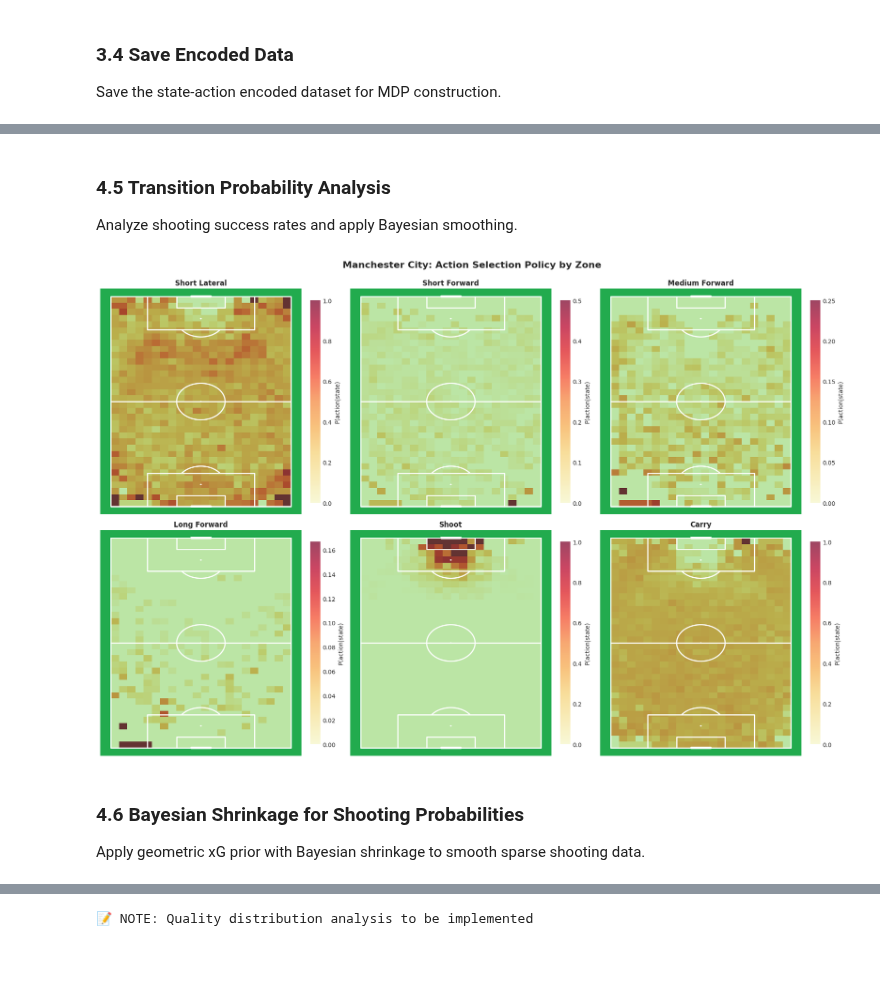
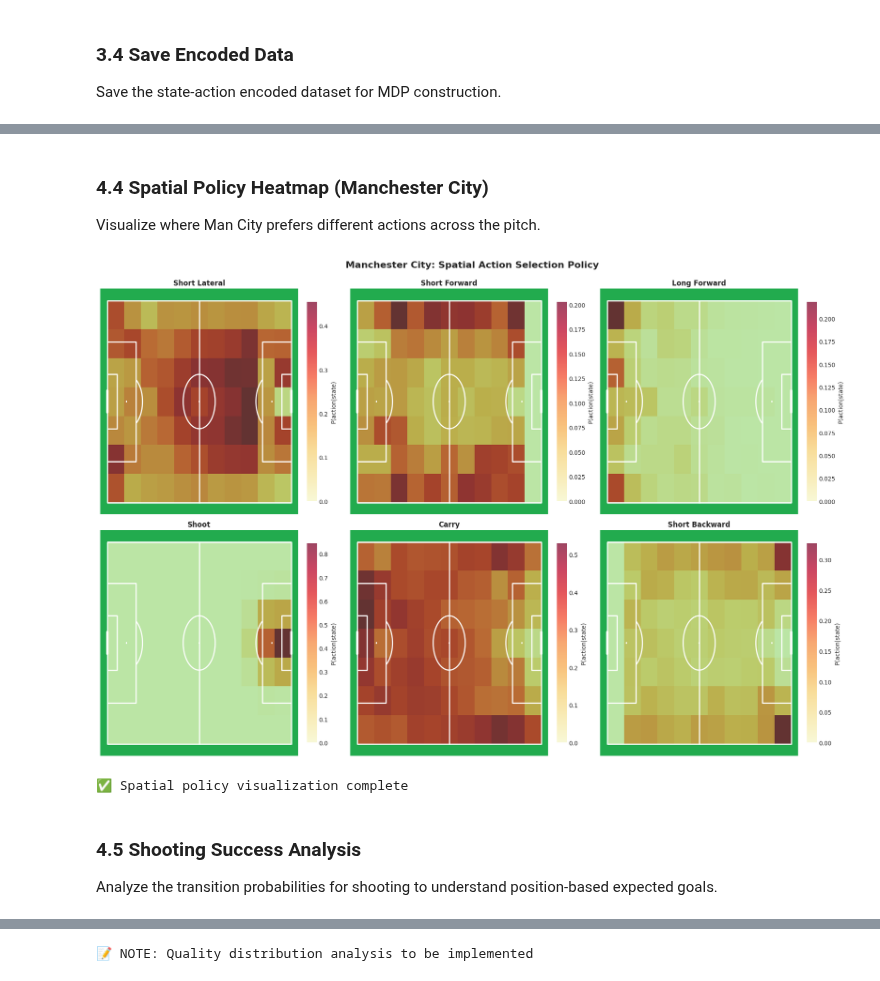
Before and after one commit to MartimRego/pass-decisions, a Jupyter notebook: Project/pass_decision_analysis.ipynb, the cells around one changed output, grey strips where cells are left out. Drawn from its saved outputs; the diff is of its cells as text; code cells hidden in the pictures.

```diff
--- a/Project/pass_decision_analysis.ipynb
+++ b/Project/pass_decision_analysis.ipynb
@@ -1853,58 +1673,68 @@ Nottingham:
-# %% [markdown]
-### 4.5 Transition Probability Analysis
-
-Analyze shooting success rates and apply Bayesian smoothing.
+# %% [markdown]
+### 4.4 Spatial Policy Heatmap (Manchester City)
+
+Visualize where Man City prefers different actions across the pitch.
 # %%
-from mplsoccer import VerticalPitch
+# Visualize Manchester City's spatial action preferences
+# Show heatmaps for the 6 most interesting actions
 
-# Create figure with subplots for different action types
 fig, axes = plt.subplots(2, 3, figsize=(18, 12))
 axes = axes.flatten()
 
-# Select 6 most interesting actions to visualize
-actions_to_plot = [1, 2, 5, 7, 8, 9]  # short_lateral, short_forward, medium_forward, long_forward, shoot, carry
+# Select 6 key actions to visualize
+actions_to_plot = [
+    1,  # short_lateral
+    2,  # short_forward
+    5,  # long_forward
+    6,  # shoot
+    7,  # carry
+    0   # short_backward
+]
 
 for idx, action_id in enumerate(actions_to_plot):
     ax = axes[idx]
-    pitch = VerticalPitch(pitch_type='custom', pitch_length=105, pitch_width=68,
-                         pitch_color='#22ab4e', line_color='white', linewidth=2)
+    pitch = Pitch(pitch_type='custom', pitch_length=105, pitch_width=68,
+                 pitch_color='#22ab4e', line_color='white', linewidth=2)
     pitch.draw(ax=ax)
 
     # Get policy for this action across all states
     policy_action = pi_city[:, action_id]
 
-    # Reshape to grid for visualization on VerticalPitch
-    # VerticalPitch: x-axis = width (68m), y-axis = length (105m)
-    # Grid stores: row = width position, col = length position
-    # So we need to swap: grid[col, row] to map length to y-axis, width to x-axis
-    policy_grid = np.zeros((grid.n_cols, grid.n_rows))  # Shape: (34, 22) for vertical display
+    # Reshape to grid (7 rows × 11 cols)
+    policy_grid = np.zeros((grid.n_rows, grid.n_cols))
     for state in range(grid.n_states):
-        row = state // grid.n_cols  # Width position (0-21)
-        col = state % grid.n_cols   # Length position (0-33)
-        policy_grid[col, row] = policy_action[state]  # Swap: col→y-axis (length), row→x-axis (width)
+        # Decode state to grid coordinates
+        # State encoding: row * n_cols + col
+        col = state % grid.n_cols
+        row = state // grid.n_cols
+        policy_grid[row, col] = policy_action[state]
 
-    # Plot heatmap on vertical pitch (width on x-axis, length on y-axis)
-    extent = [0, 68, 0, 105]
-    im = ax.imshow(policy_grid, extent=extent, origin='lower', cmap='YlOrRd',
-                   alpha=0.7, aspect='auto', vmin=0, vmax=policy_action.max())
+    # Plot heatmap on pitch (flip vertically for correct orientation)
+    extent = [0, 105, 0, 68]
+    im = ax.imshow(np.flipud(policy_grid), extent=extent, origin='lower',
+                   cmap='YlOrRd', alpha=0.7, aspect='auto',
+                   vmin=0, vmax=policy_action.max())
 
     # Add colorbar
     cbar = plt.colorbar(im, ax=ax, fraction=0.046, pad=0.04)
     cbar.set_label('P(action|state)', fontsize=10)
 
     # Title
     action_name = sa.ACTION_NAMES[action_id].replace('_', ' ').title()
     ax.set_title(f'{action_name}', fontsize=12, fontweight='bold')
 
-plt.suptitle('Manchester City: Action Selection Policy by Zone',
+plt.suptitle('Manchester City: Spatial Action Selection Policy',
              fontsize=16, fontweight='bold', y=0.995)
 plt.tight_layout()
 plt.savefig('outputs/figures/man_city_spatial_policy.png', dpi=150, bbox_inches='tight')
 plt.show()
+
+print("✅ Spatial policy visualization complete")
 # %% [output]
-[figure, old version]
+[figure, new version]
+✅ Spatial policy visualization complete
-# %% [markdown]
-### 4.6 Bayesian Shrinkage for Shooting Probabilities
-
-Apply geometric xG prior with Bayesian shrinkage to smooth sparse shooting data.
+# %% [markdown]
+### 4.5 Shooting Success Analysis
+
+Analyze the transition probabilities for shooting to understand position-based expected goals.
 # %%
```
Also changed, not shown: parts of 33 cells of this notebook.
